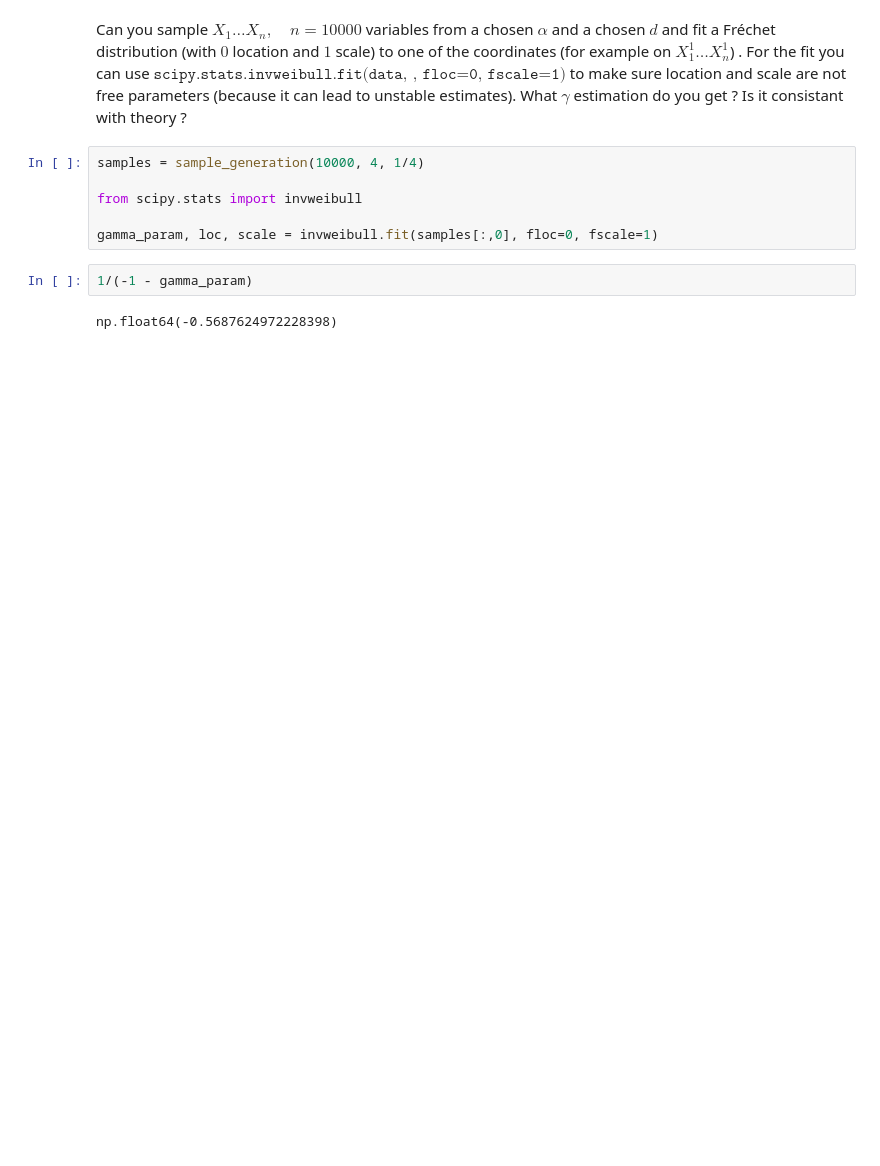
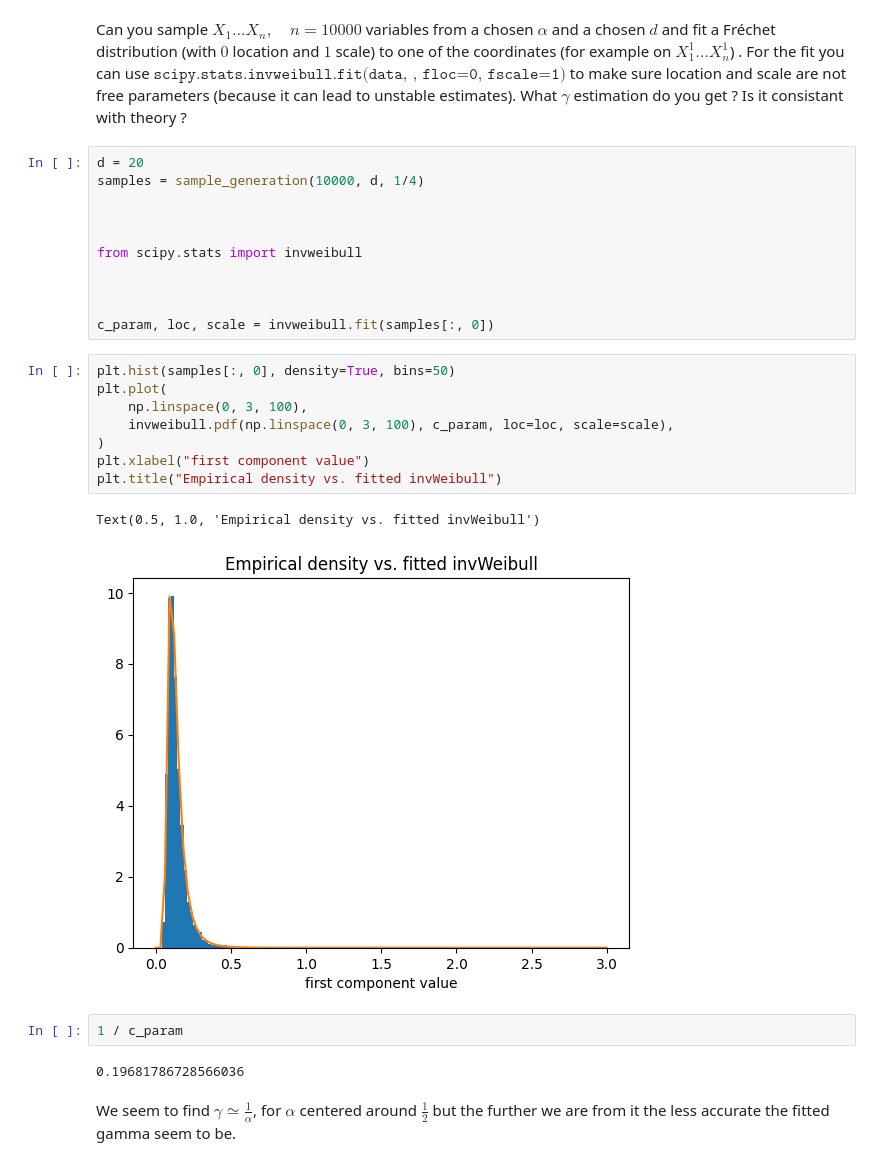
Before and after one commit to kerrianlc/EVT, a Jupyter notebook: tp2/homework4.ipynb, the cells around one changed output. Drawn from its saved outputs; the diff is of its cells as text; blank space fills up the shorter version.

```diff
--- a/tp2/homework4.ipynb
+++ b/tp2/homework4.ipynb
@@ -174,12 +191,30 @@ plt.show()
 # %% [markdown]
 Can you sample $X_1 \dots X_n, \quad n=10000$ variables from a chosen $\alpha$ and a chosen $d$ and fit a Fréchet distribution (with $0$ location and $1$ scale) to one of the coordinates (for example on $X_1^1 \dots X_n^1$) . For the fit you can use $\texttt{scipy.stats.invweibull.fit(data, , floc=0, fscale=1)}$ to make sure location and scale are not free parameters (because it can lead to unstable estimates). What $\gamma$ estimation do you get ? Is it consistant with theory ?
 # %%
-samples = sample_generation(10000, 4, 1/4)
+d = 20
+samples = sample_generation(10000, d, 1/4)
+
+
 
 from scipy.stats import invweibull
 
-gamma_param, loc, scale = invweibull.fit(samples[:,0], floc=0, fscale=1)
+
+
+c_param, loc, scale = invweibull.fit(samples[:, 0])
-# %%
-1/(-1 - gamma_param)
-# %% [output]
-np.float64(-0.5687624972228398)
+# %%
+plt.hist(samples[:, 0], density=True, bins=50)
+plt.plot(
+    np.linspace(0, 3, 100),
+    invweibull.pdf(np.linspace(0, 3, 100), c_param, loc=loc, scale=scale),
+)
+plt.xlabel("first component value")
+plt.title("Empirical density vs. fitted invWeibull")
+# %% [output]
+Text(0.5, 1.0, 'Empirical density vs. fitted invWeibull')
+[figure, added]
+# %%
+1 / c_param
+# %% [output]
+0.19681786728566036
+# %% [markdown]
+We seem to find $\gamma\simeq \frac{1}{\alpha}$, for $\alpha$ centered around $\frac{1}{2}$ but the further we are from it the less accurate the fitted gamma seem to be.
```
Also changed, not shown: parts of 15 cells of this notebook.
